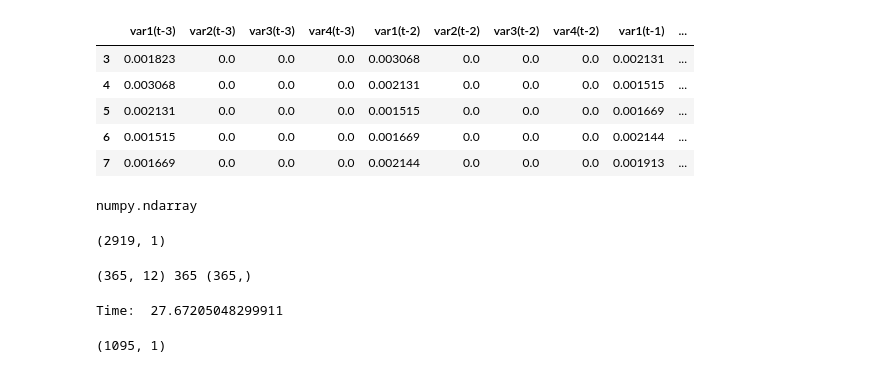
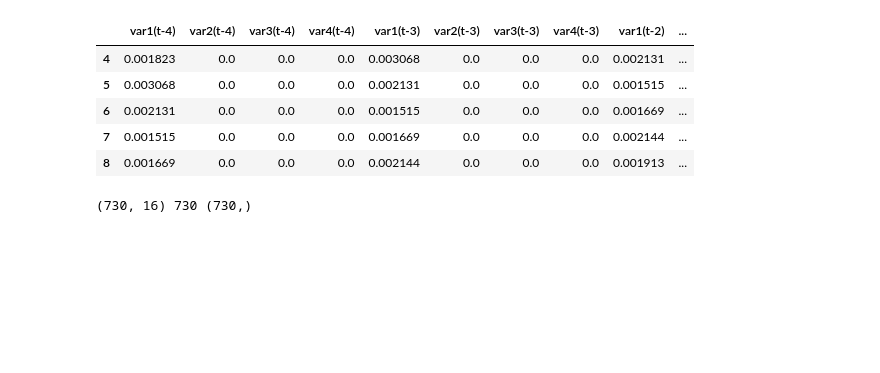
Before and after one commit to ProjectFace2/reservoirOutflow, a Jupyter notebook: new_LWR.ipynb, the cells around one changed output. Drawn from its saved outputs; the diff is of its cells as text; code cells hidden in the pictures; blank space fills up the shorter version.

```diff
--- a/new_LWR.ipynb
+++ b/new_LWR.ipynb
@@ -65,66 +67,47 @@ def series_to_supervised(data, n_in=1, n_out=1, dropnan=True):
 # %%
 data = pd.read_csv('/home/kishora/Documents/Datasets/allYearHarangi.csv', header=0, index_col=0)
 dataset=data.drop(columns = ['Present Storage(TMC)', 'Reservoir Level(TMC)', 'Outflow'])
 values = dataset.values
 values = values.astype('float32')
 # normalize features
 scaler = MinMaxScaler(feature_range=(0, 1))
 scaled = scaler.fit_transform(values)
 # frame as supervised learning
-reframed = series_to_supervised(scaled, 3, 1)
+reframed = series_to_supervised(scaled, 4, 1)#lag of 4 days
 # drop columns we don't want to predict
-reframed.drop(reframed.columns[[13,14,15]], axis=1, inplace=True)
+reframed.drop(reframed.columns[[-1,-2,-3]], axis=1, inplace=True)
 reframed.head()
 # %% [output]
-|  | var1(t-3) | var2(t-3) | var3(t-3) | var4(t-3) | var1(t-2) | var2(t-2) | var3(t-2) | var4(t-2) | var1(t-1) | ... |
-| 3 | 0.001823 | 0.0 | 0.0 | 0.0 | 0.003068 | 0.0 | 0.0 | 0.0 | 0.002131 | ... |
-| 4 | 0.003068 | 0.0 | 0.0 | 0.0 | 0.002131 | 0.0 | 0.0 | 0.0 | 0.001515 | ... |
-| 5 | 0.002131 | 0.0 | 0.0 | 0.0 | 0.001515 | 0.0 | 0.0 | 0.0 | 0.001669 | ... |
-| 6 | 0.001515 | 0.0 | 0.0 | 0.0 | 0.001669 | 0.0 | 0.0 | 0.0 | 0.002144 | ... |
-| 7 | 0.001669 | 0.0 | 0.0 | 0.0 | 0.002144 | 0.0 | 0.0 | 0.0 | 0.001913 | ... |
+|  | var1(t-4) | var2(t-4) | var3(t-4) | var4(t-4) | var1(t-3) | var2(t-3) | var3(t-3) | var4(t-3) | var1(t-2) | ... |
+| 4 | 0.001823 | 0.0 | 0.0 | 0.0 | 0.003068 | 0.0 | 0.0 | 0.0 | 0.002131 | ... |
+| 5 | 0.003068 | 0.0 | 0.0 | 0.0 | 0.002131 | 0.0 | 0.0 | 0.0 | 0.001515 | ... |
+| 6 | 0.002131 | 0.0 | 0.0 | 0.0 | 0.001515 | 0.0 | 0.0 | 0.0 | 0.001669 | ... |
+| 7 | 0.001515 | 0.0 | 0.0 | 0.0 | 0.001669 | 0.0 | 0.0 | 0.0 | 0.002144 | ... |
+| 8 | 0.001669 | 0.0 | 0.0 | 0.0 | 0.002144 | 0.0 | 0.0 | 0.0 | 0.001913 | ... |
-# %%
-type(train_X)
-# %% [output]
-numpy.ndarray
-# %%
-size_b = len(mcolB)
-max_val = np.max(mcolB)
-min_val = np.min(mcolB)
-mcolB = mcolB.reshape(size_b,1)
-mcolB.shape
-# %% [output]
-(2919, 1)
 # %%
+#train test split
 values = reframed.values
-n_hours = 3
+n_hours = 4
 n_features = 4
-n_train_days = 365 * 1
+n_train_days = (365 * 2)
 train = values[:n_train_days, :]
 test = values[n_train_days:, :]
 n_obs = n_hours * n_features
-train_X, train_y = train[:, :n_obs], train[:, -n_features]
-test_X, test_y = test[:, :n_obs], test[:, -n_features]
+train_X, train_y = train[:, :n_obs], train[:, -1]
+test_X, test_y = test[:, :n_obs], test[:, -1]
 print(train_X.shape, len(train_X), train_y.shape)
 train_y = train_y.reshape((train_y.shape[0],1))
 # test_X = test_X.reshape((test_X.shape[0], n_hours, n_features))
 # print(train_X.shape, train_y.shape, test_X.shape, test_y.shape)
 # %% [output]
-(365, 12) 365 (365,)
+(730, 16) 730 (730,)
 # %%
 import timeit
 start = timeit.default_timer()
-mcolA=train_X
-mcolB =train_y
 ypred=[]
+# get normalized inflow for each test input
 for i in test_X:
-    ypred.append(lwr1(i, mcolA, mcolB, 7))
+    ypred.append(lwr1(i, train_X, train_y, 7))
 ypred = np.array(ypred).reshape(test_y.shape[0],1)
-sqrt(metrics.mean_squared_error(test_y,ypred))
 stop = timeit.default_timer()
 print('Time: ', stop - start)
-# %% [output]
-Time:  27.67205048299911
-# %%
-mcolB.shape
-# %% [output]
-(1095, 1)
```
Also changed, not shown: parts of 23 cells of this notebook.
